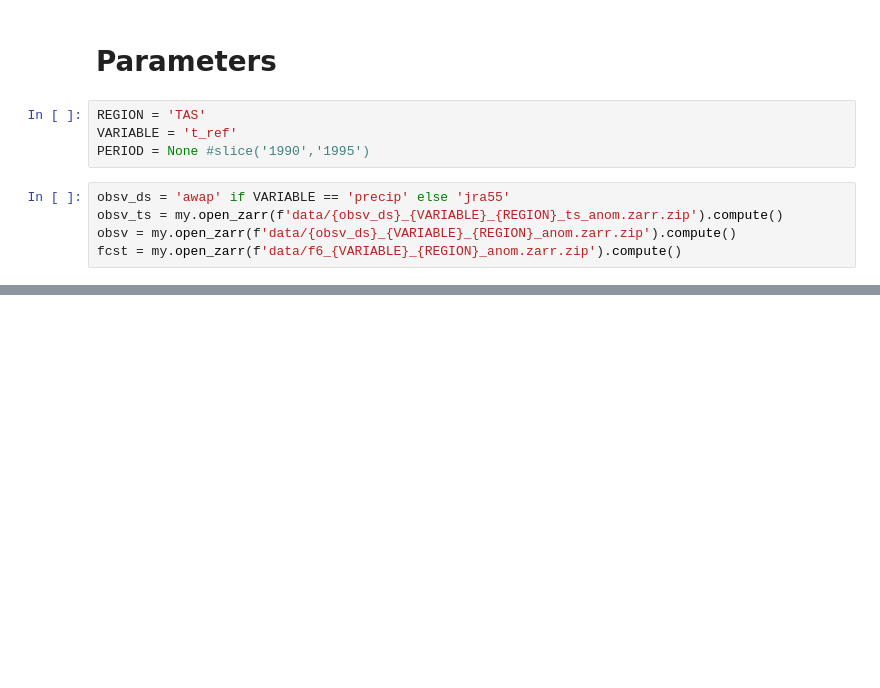
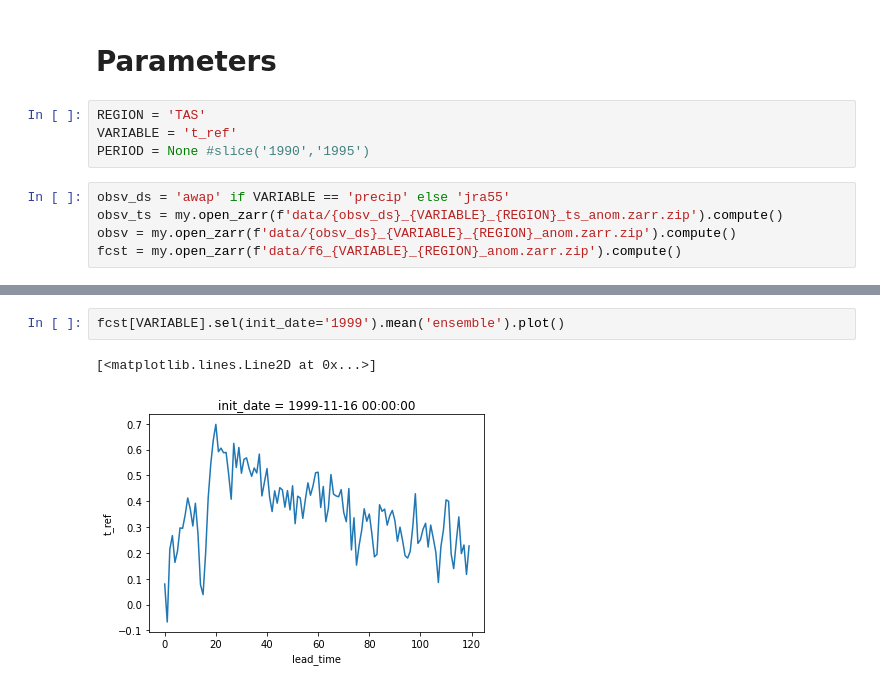
Before and after one commit to dougiesquire/hydro_tasmania, a Jupyter notebook: 2020/X.0_forecast_issues.ipynb, the cells around one changed output, grey strips where cells are left out. Cells and saved outputs as stored; diff of their text form; blank space fills up the shorter version.

```diff
--- a/2020/X.0_forecast_issues.ipynb
+++ b/2020/X.0_forecast_issues.ipynb
@@ -50,0 +51,5 @@ fig.colorbar(im, cax=cbar_ax, orientation='horizontal');
+# %%
+fcst[VARIABLE].sel(init_date='1999').mean('ensemble').plot()
+# %% [output]
+[<matplotlib.lines.Line2D at 0x...>]
+[figure, added]
```
Also changed, not shown: parts of 2 cells of this notebook, 6 other files.
